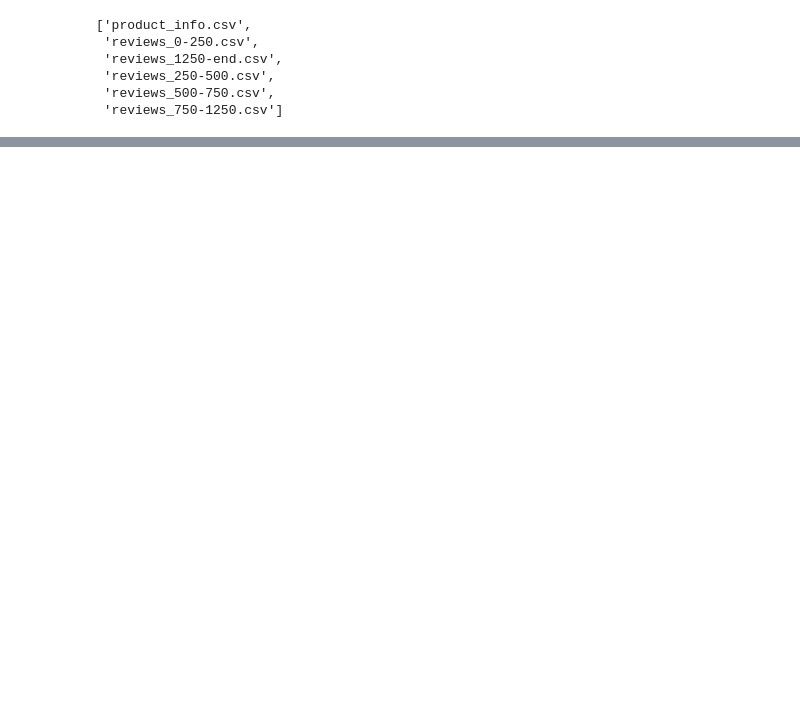
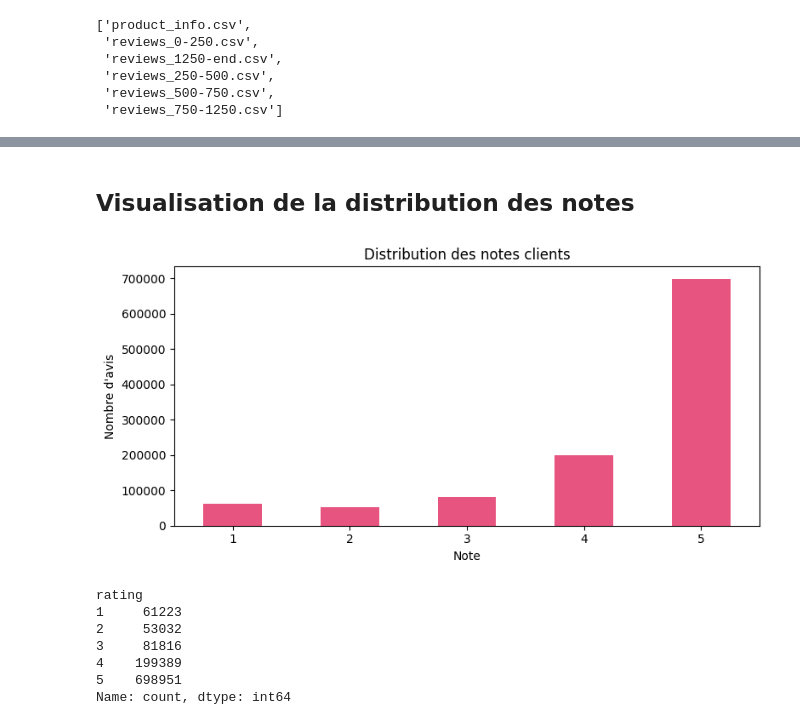
Before and after one commit to kiikiih-cyber/ml-poc-project, a Jupyter notebook: notebooks/SkincareProject.ipynb, the cells around one changed output, grey strips where cells are left out. Cells and saved outputs as stored; diff of their text form; code cells hidden in the pictures; blank space fills up the shorter version.

Commit message:
Phase 1 : Exploration et visualisation des données

```diff
--- a/notebooks/SkincareProject.ipynb
+++ b/notebooks/SkincareProject.ipynb
@@ -37,0 +73,2 @@ products.head()
+# %% [markdown]
+## Visualisation de la distribution des notes
@@ -37,0 +78,24 @@ products.head()
+# %%
+import matplotlib.pyplot as plt
+
+# Distribution des notes dans reviews
+plt.figure(figsize=(8, 4))
+reviews['rating'].value_counts().sort_index().plot(kind='bar', color='#e75480')
+plt.title('Distribution des notes clients')
+plt.xlabel('Note')
+plt.ylabel('Nombre d\'avis')
+plt.xticks(rotation=0)
+plt.tight_layout()
+plt.savefig('../plots/distribution_notes.png')
+plt.show()
+
+print(reviews['rating'].value_counts().sort_index())
+# %% [output]
+[figure, added]
+rating
+1     61223
+2     53032
+3     81816
+4    199389
+5    698951
+Name: count, dtype: int64
```
Also changed, not shown: parts of 15 cells of this notebook, 3 other files.
